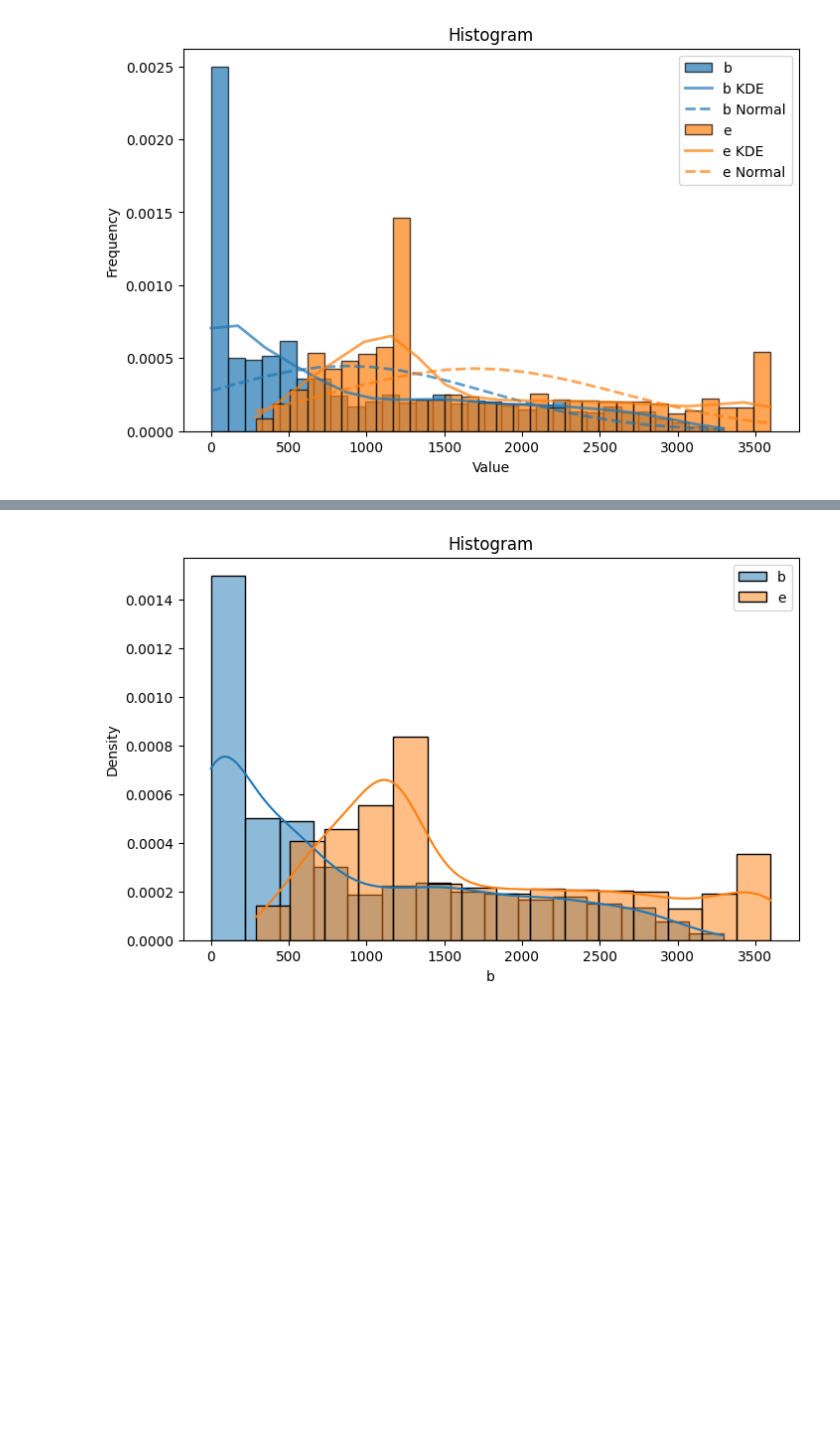
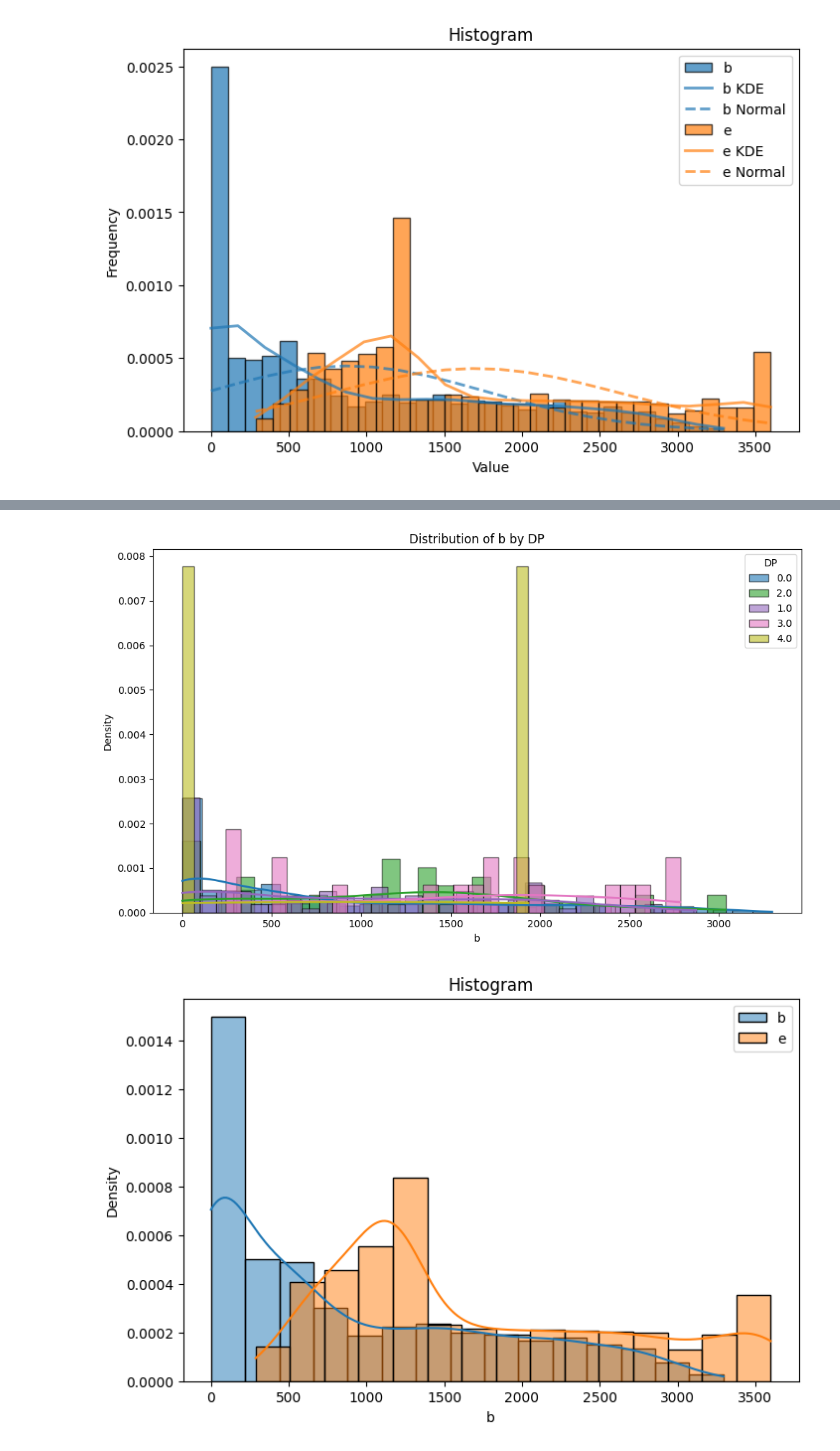
Before and after one commit to aletss/diplomado_cdc_m1_p3, a Jupyter notebook: notebooks/examples.ipynb, the cells around one changed output, grey strips where cells are left out. Saved outputs shown, nothing was run; the diff lists cells and outputs as text; code cells hidden in the pictures; blank space fills up the shorter version.

```diff
--- a/notebooks/examples.ipynb
+++ b/notebooks/examples.ipynb
@@ -145,3 +171,11 @@ matplotlib_hist = histograms.histogram_matplotlib(df_inputed_knn, columns, show_
+# %%
+# 1.1 Histograma
+columns = ['b', 'e']
+# columns = ['e']
+matplotlib_hist = histograms_cat.histogram_matplotlib(df_inputed_knn, column_values='b', column_category='DP', show_density=True, show_kde=True)
+# Note: Since the KDE is computed manually, data can't contain null values
+# %% [output]
+[figure, added]
 # %%
 # 1.2 Histograma
 columns = ['b', 'e']
```
Also changed, not shown: parts of 20 cells of this notebook, 1 other file.
